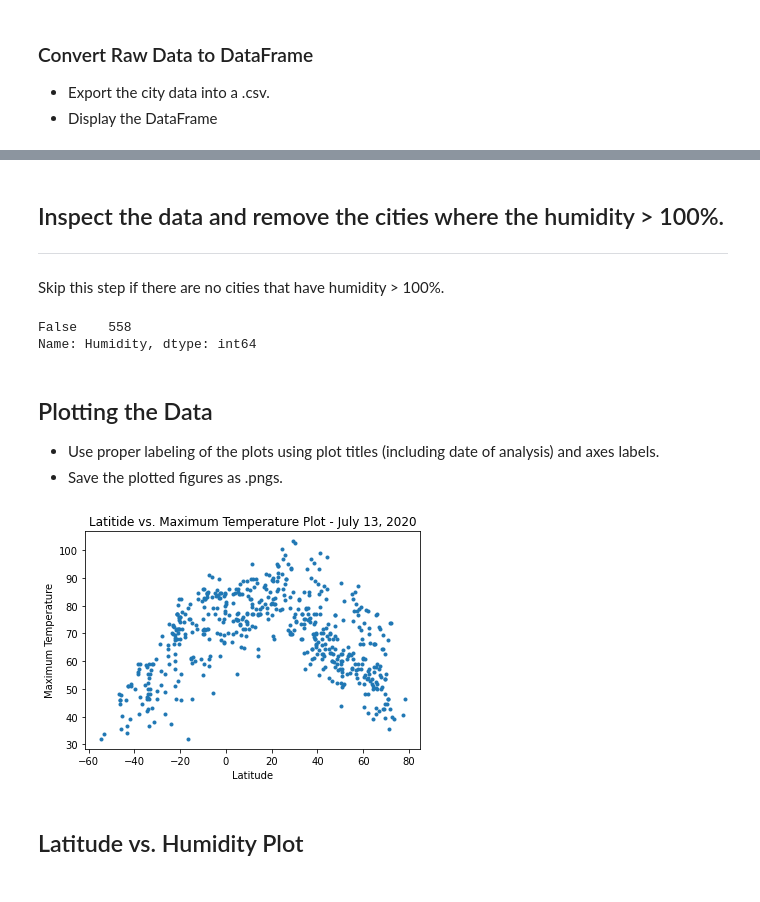
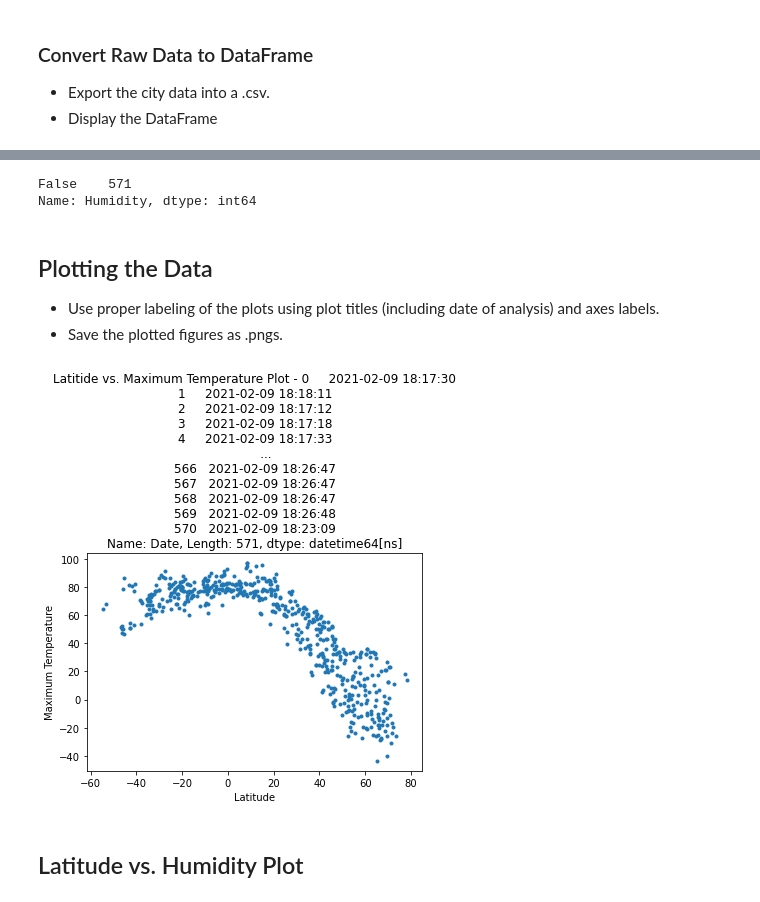
Before and after one commit to mrryanlittle/python-api-challenge, a Jupyter notebook: WeatherPy/WeatherPy.ipynb, the cells around one changed output, grey strips where cells are left out. Saved outputs shown, nothing was run; the diff lists cells and outputs as text; code cells hidden in the pictures.

Commit message:
plt.title displays date as variable

```diff
--- a/WeatherPy/WeatherPy.ipynb
+++ b/WeatherPy/WeatherPy.ipynb
@@ -124,7 +125,7 @@ city_df = pd.DataFrame({
     'Cloudiness': cloudiness,
     'Wind Speed': wind_speed,
     'Country': country,
-    'Date': date
+    'Date': pd.to_datetime(date, unit='s')
     })
 city_df
 # %% [output]
@@ -144,14 +145,10 @@ city_df
 # %%
 city_df.to_csv('Cities Compiled.csv')
-# %% [markdown]
-## Inspect the data and remove the cities where the humidity > 100%.
-----
-Skip this step if there are no cities that have humidity > 100%.
 # %%
+# Inspect the data and remove the cities where the humidity > 100%.
 humidity_over100 = city_df['Humidity'] > 100
 humidity_over100.value_counts()
 # No Cities over 100% Humidity - All Columns Returned False
-# Skipping this Step Per Instructions
 # %% [output]
-False    558
+False    571
 Name: Humidity, dtype: int64
@@ -172,14 +159,14 @@ Name: Humidity, dtype: int64
 # %%
 ## Latitude vs. Temperature Plot
 x_lat = city_df['Latitude']
 y_temp = city_df['Maximum Temperature']
 plt.scatter(x_lat, y_temp, marker='.')
-plt.title('Latitide vs. Maximum Temperature Plot - July 13, 2020')
+plt.title(f"Latitide vs. Maximum Temperature Plot - {city_df['Date']}")
 plt.xlabel('Latitude')
 plt.ylabel('Maximum Temperature')
 plt.savefig('graphs/LatitudeMaxTempScatterPlot.png')
 # %% [output]
-[figure, old version]
+[figure, new version]
 # %% [markdown]
 ## Latitude vs. Humidity Plot
 # %%
```
Also changed, not shown: parts of 7 cells of this notebook.
